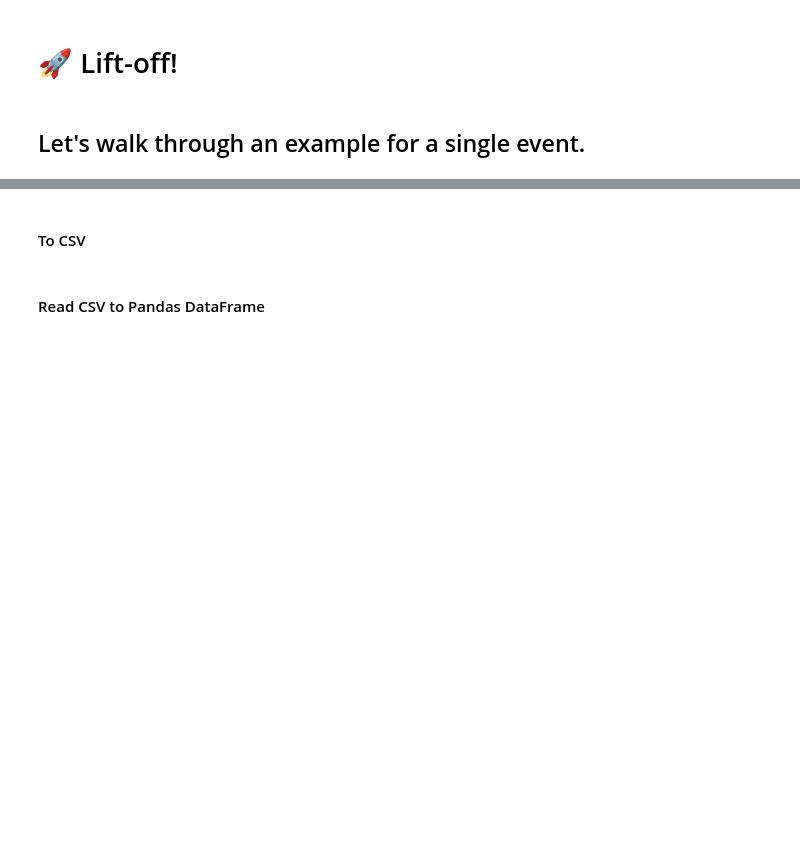
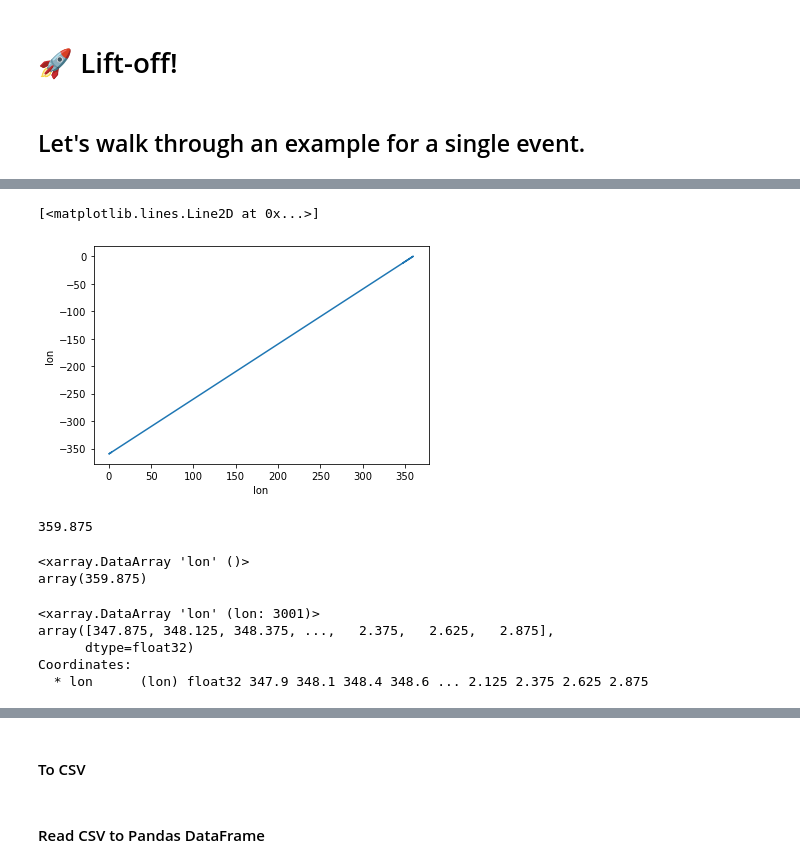
Before and after one commit to ocetrac/marine-heatwaves, a Jupyter notebook: 05_event_dataset.ipynb, the cells around one changed output, grey strips where cells are left out. Saved outputs shown, nothing was run; the diff lists cells and outputs as text; code cells hidden in the pictures; blank space fills up the shorter version.

```diff
--- a/05_event_dataset.ipynb
+++ b/05_event_dataset.ipynb
@@ -242,0 +402,5 @@ print('The dates for this event were', event.time[0].values.astype('datetime64[M
+# %%
+(lon_points-lon_max).plot()
+# %% [output]
+[<matplotlib.lines.Line2D at 0x...>]
+[figure, added]
@@ -242,0 +410,4 @@ print('The dates for this event were', event.time[0].values.astype('datetime64[M
+# %%
+sub_labels_wrapped.lon.values.max()
+# %% [output]
+359.875
@@ -242,0 +419,17 @@ print('The dates for this event were', event.time[0].values.astype('datetime64[M
+# %%
+for x,y,z position in atom_coordinates
+   if ( xyz_position > wall_max)
+      position = position - unit_cell_length
+   if ( xyz_position < wall_min)
+      position = position + unit_cell_length
+# %% [output]
+<xarray.DataArray 'lon' ()>
+array(359.875)
+# %%
+sub_labels_wrapped.lon[sub_object[2]]
+# %% [output]
+<xarray.DataArray 'lon' (lon: 3001)>
+array([347.875, 348.125, 348.375, ...,   2.375,   2.625,   2.875],
+      dtype=float32)
+Coordinates:
+  * lon      (lon) float32 347.9 348.1 348.4 348.6 ... 2.125 2.375 2.625 2.875
```
Also changed, not shown: parts of 34 cells of this notebook.
